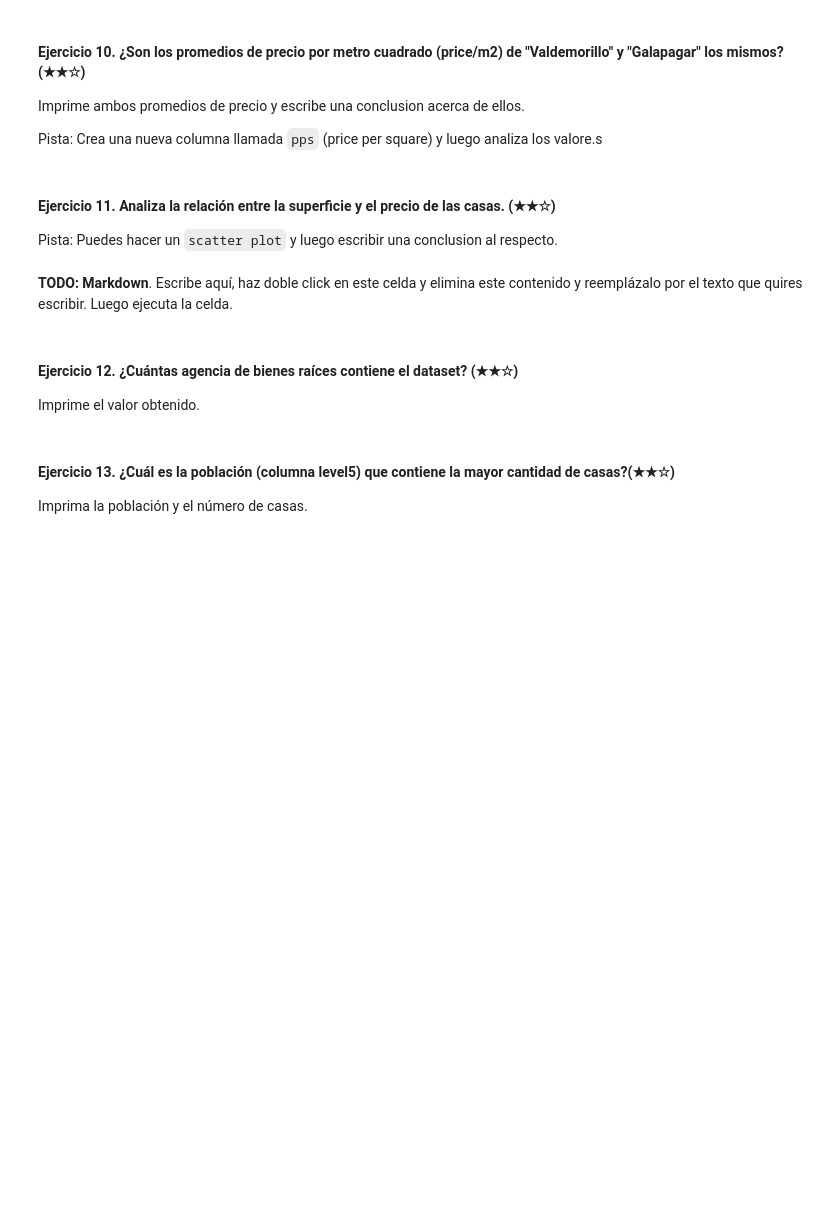
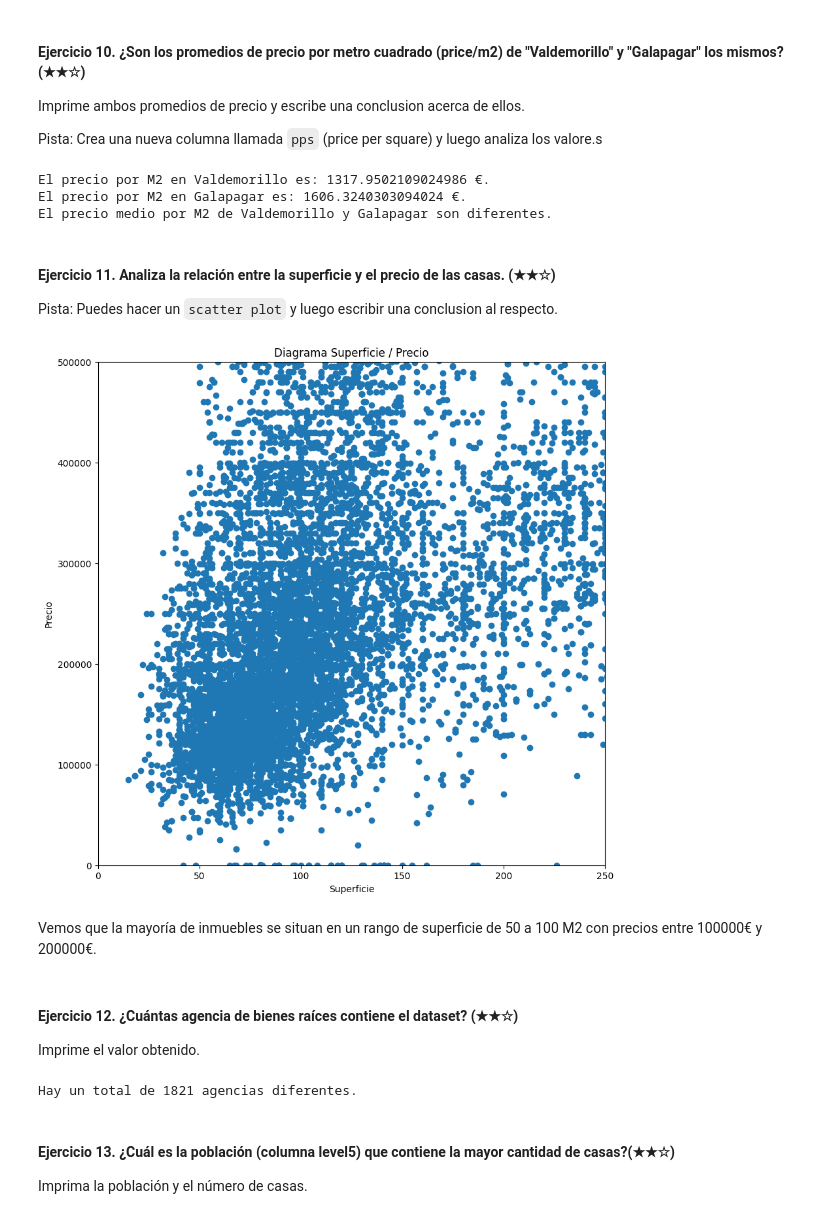
Before and after one commit to Xingha0/realestate-datacleanup-exercise, a Jupyter notebook: project.es.ipynb, the cells around one changed output. Drawn from its saved outputs; the diff is of its cells as text; code cells hidden in the pictures; blank space fills up the shorter version.

```diff
--- a/project.es.ipynb
+++ b/project.es.ipynb
@@ -109,21 +229,48 @@ Imprime ambos promedios de precio y escribe una conclusion acerca de ellos.
 
 Pista: Crea una nueva columna llamada `pps` (price per square) y luego analiza los valore.s
 # %%
-# TODO
+#
+ds['pps'] = ds['price'] / ds['surface']
+valdemorillo_pps = ds[ds['level5'] == 'Valdemorillo']['pps'].mean()
+galapagar_pps = ds[ds['level5'] == 'Galapagar']['pps'].mean()
+print("El precio por M2 en Valdemorillo es:", valdemorillo_pps, "€.")
+print("El precio por M2 en Galapagar es:", galapagar_pps, "€.")
+
+if valdemorillo_pps == galapagar_pps:
+    print("El precio medio por M2 de Valdemorillo y Galapagar son iguales.")
+else:
+    print("El precio medio por M2 de Valdemorillo y Galapagar son diferentes.")
+# %% [output]
+El precio por M2 en Valdemorillo es: 1317.9502109024986 €.
+El precio por M2 en Galapagar es: 1606.3240303094024 €.
+El precio medio por M2 de Valdemorillo y Galapagar son diferentes.
 # %% [markdown]
 #### Ejercicio 11. Analiza la relación entre la superficie y el precio de las casas. (★★☆)
 
 Pista: Puedes hacer un `scatter plot` y luego escribir una conclusion al respecto.
 # %%
-# TODO: Código
+plt.figure(figsize = (10,10))
+plt.scatter(ds['surface'], ds['price'])
+plt.title('Diagrama Superficie / Precio')
+plt.xlabel('Superficie')
+plt.ylabel('Precio')
+plt.xlim(0,250)
+plt.ylim(0,500000)
+plt.show()
+# %% [output]
+[figure, added]
 # %% [markdown]
-**TODO: Markdown**. Escribe aquí, haz doble click en este celda y elimina este contenido y reemplázalo por el texto que quires escribir. Luego ejecuta la celda.
+Vemos que la mayoría de inmuebles se situan en un rango de superficie de 50 a 100 M2 con precios entre 100000€ y 200000€.
 # %% [markdown]
 #### Ejercicio 12. ¿Cuántas agencia de bienes raíces contiene el dataset? (★★☆)
 
 Imprime el valor obtenido.
 # %%
 # TODO
+num_agencias = ds['realEstate_name'].nunique()
+print("Hay un total de", num_agencias, "agencias diferentes.")
+# %% [output]
+Hay un total de 1821 agencias diferentes.
 # %% [markdown]
 #### Ejercicio 13. ¿Cuál es la población (columna level5) que contiene la mayor cantidad de casas?(★★☆)
 
```
Also changed, not shown: parts of 17 cells of this notebook.
